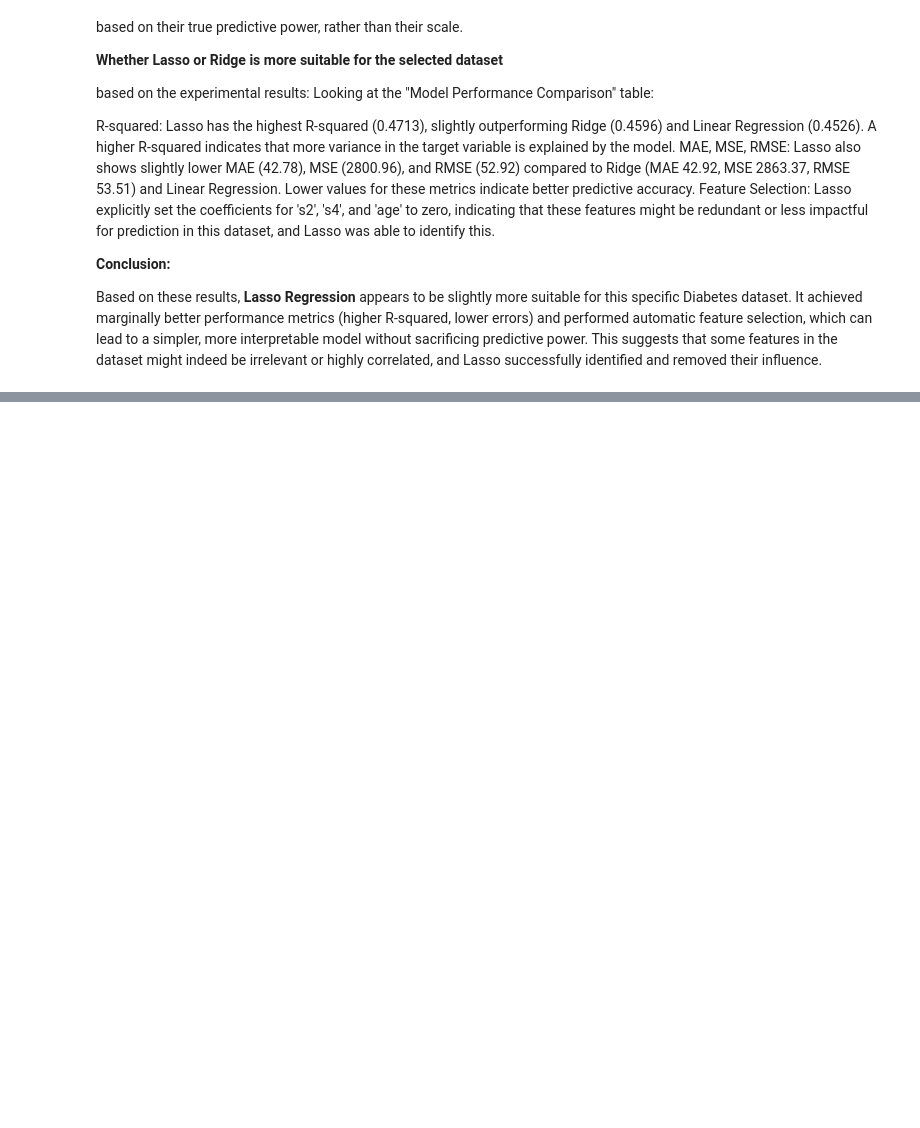
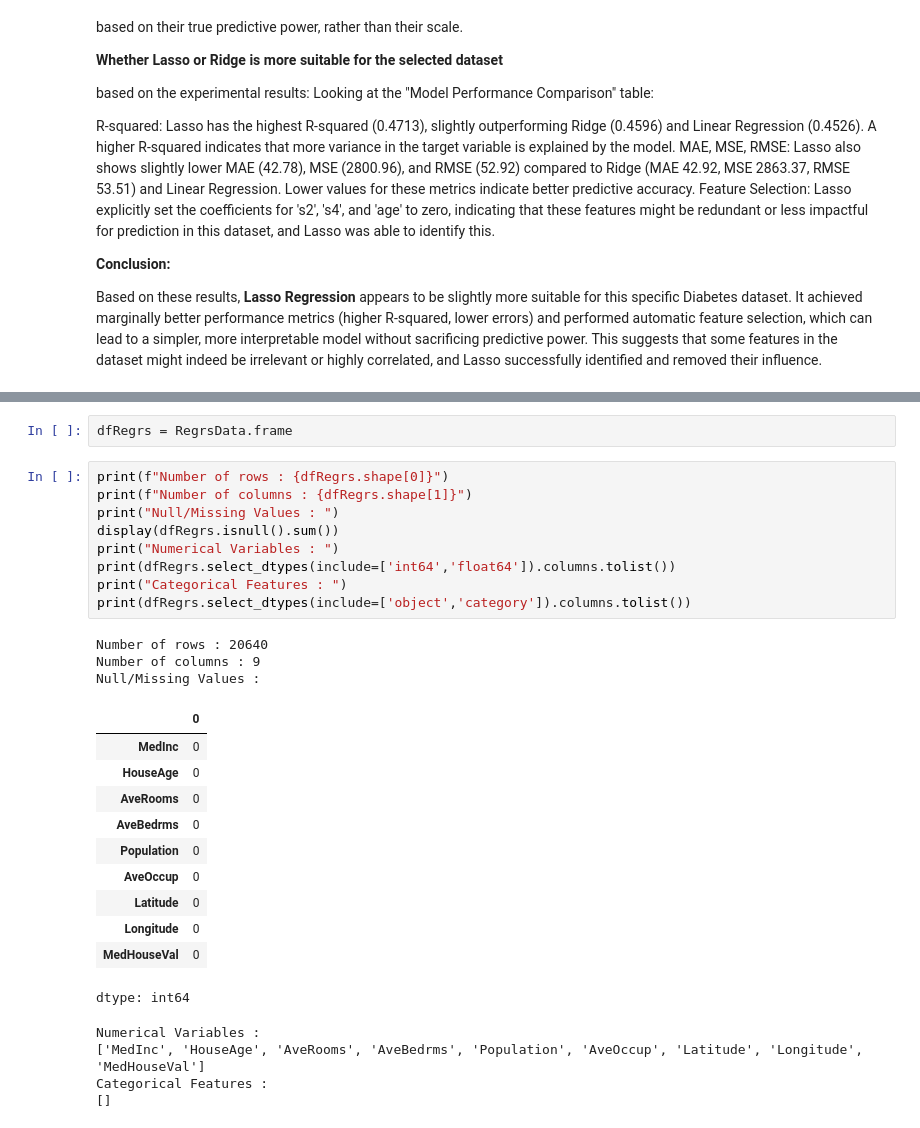
Before and after one commit to 5und4r/MachineLearningLab, a Jupyter notebook: MachineLearningLabII.ipynb, the cells around one changed output, grey strips where cells are left out. Cells and saved outputs as stored; diff of their text form; blank space fills up the shorter version.

```diff
--- a/MachineLearningLabII.ipynb
+++ b/MachineLearningLabII.ipynb
@@ -979,0 +1088,30 @@ Based on these results, **Lasso Regression** appears to be slightly more suitabl
+# %%
+dfRegrs = RegrsData.frame
+# %%
+print(f"Number of rows : {dfRegrs.shape[0]}")
+print(f"Number of columns : {dfRegrs.shape[1]}")
+print("Null/Missing Values : ")
+display(dfRegrs.isnull().sum())
+print("Numerical Variables : ")
+print(dfRegrs.select_dtypes(include=['int64','float64']).columns.tolist())
+print("Categorical Features : ")
+print(dfRegrs.select_dtypes(include=['object','category']).columns.tolist())
+# %% [output]
+Number of rows : 20640
+Number of columns : 9
+Null/Missing Values :
+|  | 0 |
+| MedInc | 0 |
+| HouseAge | 0 |
+| AveRooms | 0 |
+| AveBedrms | 0 |
+| Population | 0 |
+| AveOccup | 0 |
+| Latitude | 0 |
+| Longitude | 0 |
+| MedHouseVal | 0 |
+dtype: int64
+Numerical Variables :
+['MedInc', 'HouseAge', 'AveRooms', 'AveBedrms', 'Population', 'AveOccup', 'Latitude', 'Longitude', 'MedHouseVal']
+Categorical Features :
+[]
```
Also changed, not shown: parts of 11 cells of this notebook.
